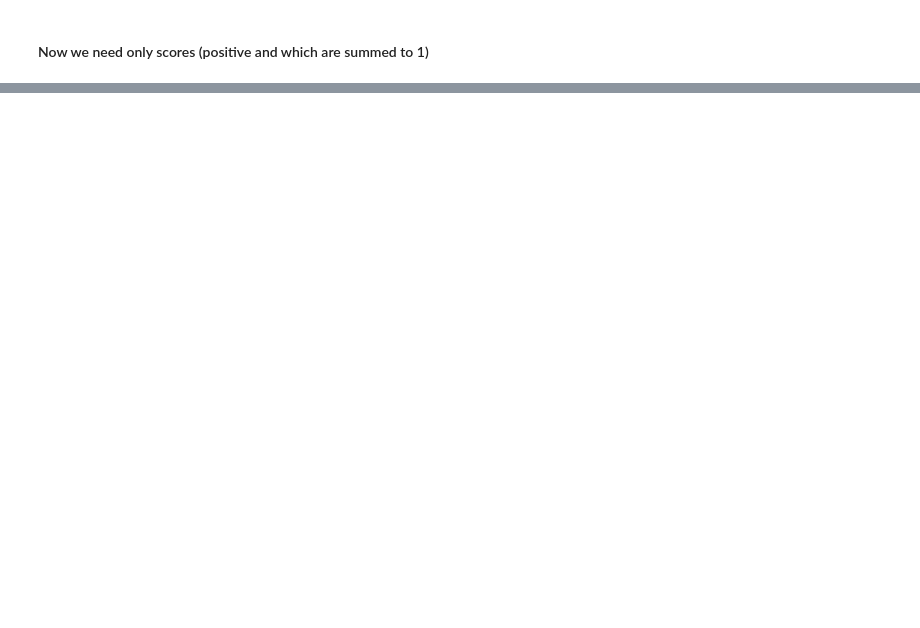
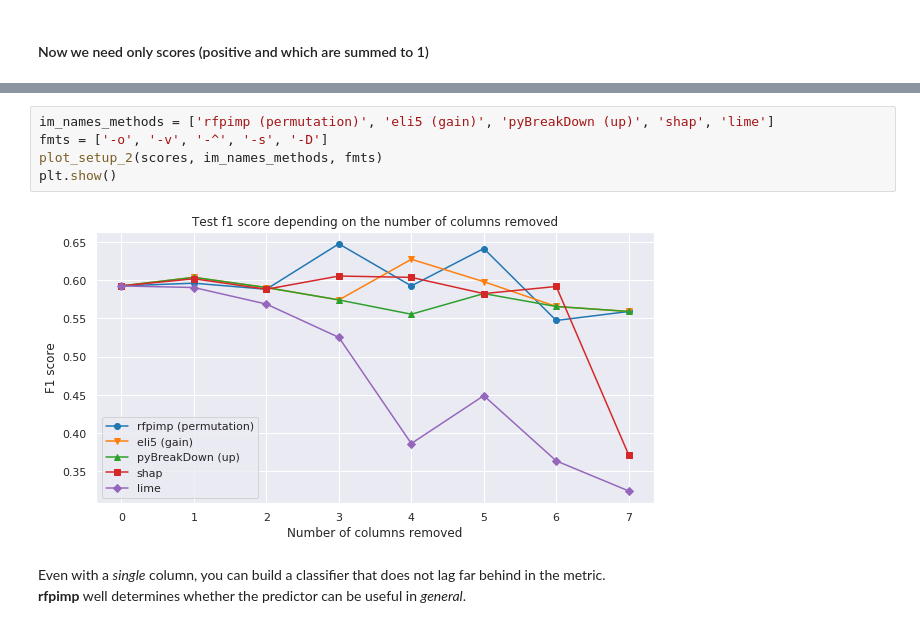
Before and after one commit to MikhailKuz/msu_3course_diary, a Jupyter notebook: experiments/diabets.ipynb, the cells around one changed output, grey strips where cells are left out. Cells and saved outputs as stored; diff of their text form; blank space fills up the shorter version.

```diff
--- a/experiments/diabets.ipynb
+++ b/experiments/diabets.ipynb
@@ -516,0 +869,10 @@ plt.show()
+# %%
+im_names_methods = ['rfpimp (permutation)', 'eli5 (gain)', 'pyBreakDown (up)', 'shap', 'lime']
+fmts = ['-o', '-v', '-^', '-s', '-D']
+plot_setup_2(scores, im_names_methods, fmts)
+plt.show()
+# %% [output]
+[figure, added]
+# %% [markdown]
+Even with a *single* column, you can build a classifier that does not lag far behind in the metric.
+**rfpimp** well determines whether the predictor can be useful in *general*.
```
Also changed, not shown: parts of 36 cells of this notebook.
